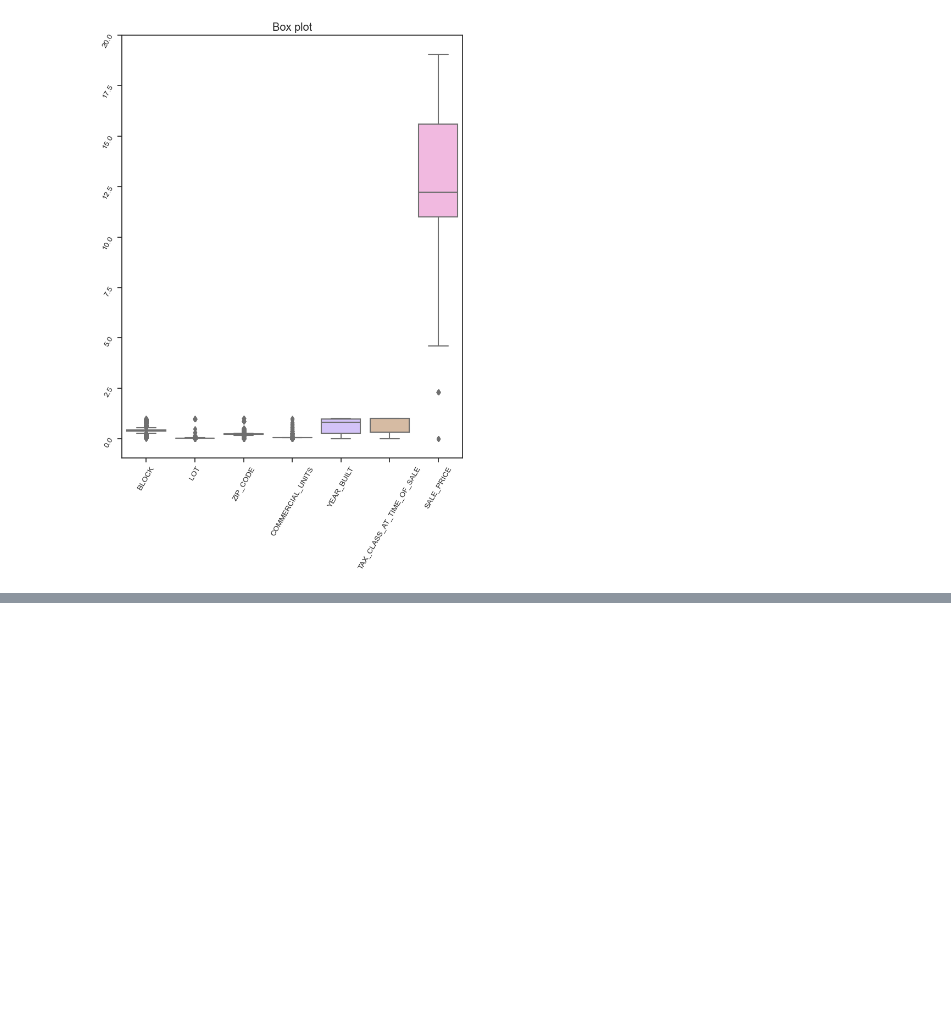
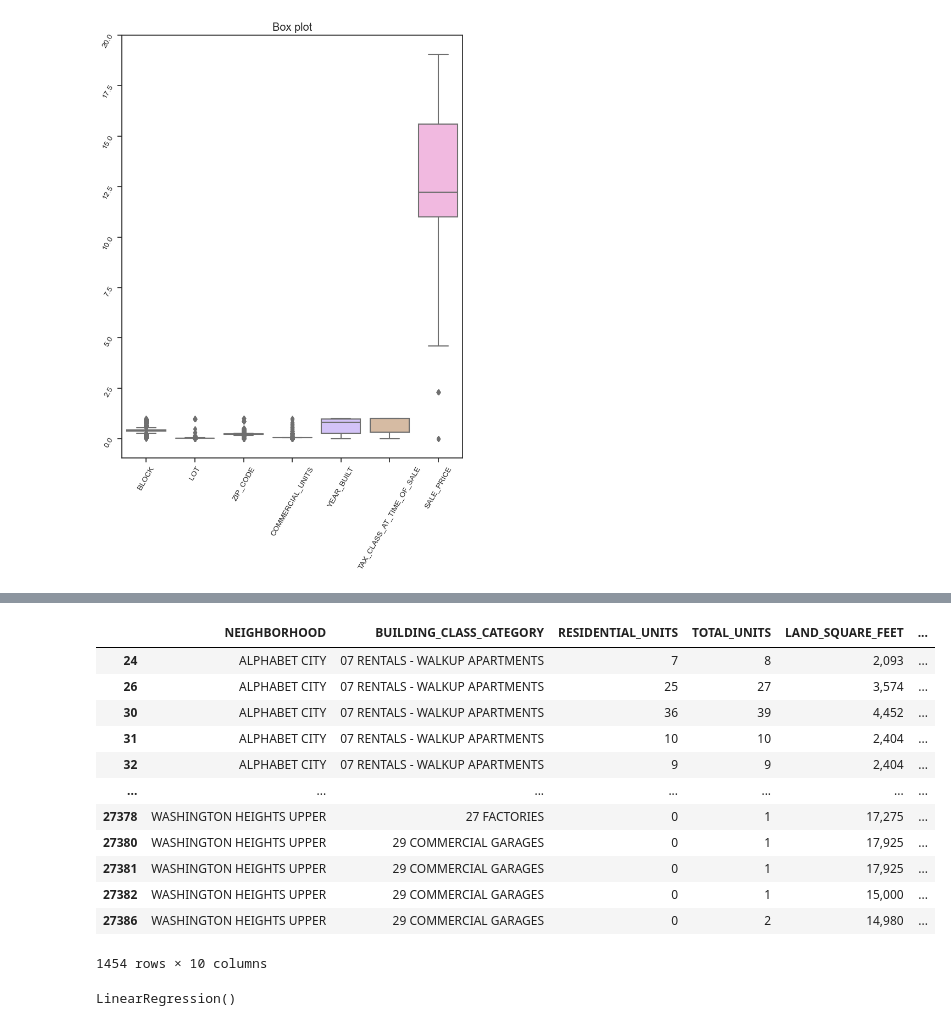
Before and after one commit to Stevedev7/Big-Data-CW, a Jupyter notebook: task1.ipynb, the cells around one changed output, grey strips where cells are left out. Saved outputs shown, nothing was run; the diff lists cells and outputs as text; code cells hidden in the pictures; blank space fills up the shorter version.

```diff
--- a/task1.ipynb
+++ b/task1.ipynb
@@ -196,0 +224,17 @@ plt.tick_params(axis='both', which='major', labelsize=10, rotation=60)
+# %%
+new_df = new_df.iloc[:, [0, 1, 8, 10, 11, 12, 15, 3, 4, 7, 9, 13, 14, 16]]
+new_df.iloc[:, :10]
+# %% [output]
+|  | NEIGHBORHOOD | BUILDING_CLASS_CATEGORY | RESIDENTIAL_UNITS | TOTAL_UNITS | LAND_SQUARE_FEET | ... |
+| 24 | ALPHABET CITY | 07 RENTALS - WALKUP APARTMENTS | 7 | 8 | 2,093 | ... |
+| 26 | ALPHABET CITY | 07 RENTALS - WALKUP APARTMENTS | 25 | 27 | 3,574 | ... |
+| 30 | ALPHABET CITY | 07 RENTALS - WALKUP APARTMENTS | 36 | 39 | 4,452 | ... |
+| 31 | ALPHABET CITY | 07 RENTALS - WALKUP APARTMENTS | 10 | 10 | 2,404 | ... |
+| 32 | ALPHABET CITY | 07 RENTALS - WALKUP APARTMENTS | 9 | 9 | 2,404 | ... |
+| ... | ... | ... | ... | ... | ... | ... |
+| 27378 | WASHINGTON HEIGHTS UPPER | 27 FACTORIES | 0 | 1 | 17,275 | ... |
+| 27380 | WASHINGTON HEIGHTS UPPER | 29 COMMERCIAL GARAGES | 0 | 1 | 17,925 | ... |
+| 27381 | WASHINGTON HEIGHTS UPPER | 29 COMMERCIAL GARAGES | 0 | 1 | 17,925 | ... |
+| 27382 | WASHINGTON HEIGHTS UPPER | 29 COMMERCIAL GARAGES | 0 | 1 | 15,000 | ... |
+| 27386 | WASHINGTON HEIGHTS UPPER | 29 COMMERCIAL GARAGES | 0 | 2 | 14,980 | ... |
+1454 rows × 10 columns
@@ -196,0 +249,5 @@ plt.tick_params(axis='both', which='major', labelsize=10, rotation=60)
+# %%
+regressor = LinearRegression()
+regressor.fit(X_train, y_train)
+# %% [output]
+LinearRegression()
```
Also changed, not shown: parts of 14 cells of this notebook.
